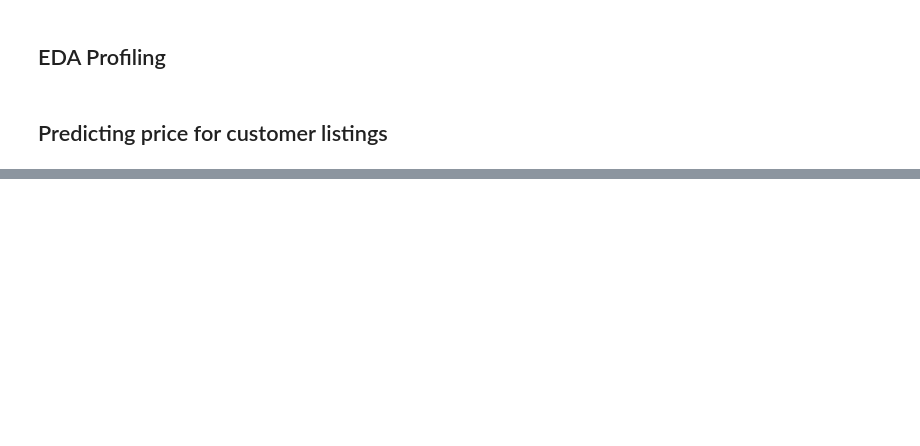
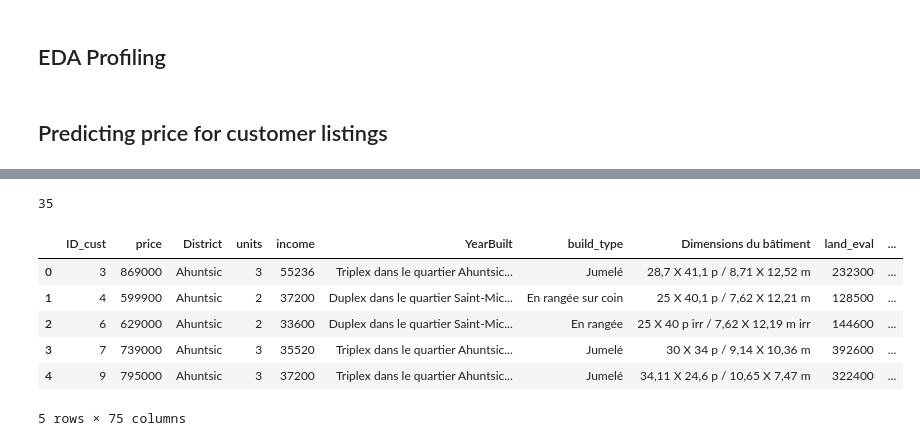
Before and after one commit to Christian-Leclerc/Capstone-Project-LHL, a Jupyter notebook: src/experiments.ipynb, the cells around one changed output, grey strips where cells are left out. Drawn from its saved outputs; the diff is of its cells as text; code cells hidden in the pictures; blank space fills up the shorter version.

Commit message:
Update: prediction saving

```diff
--- a/src/experiments.ipynb
+++ b/src/experiments.ipynb
@@ -72,4 +200,17 @@ print(list_engineered.shape[0])
+# %%
+list_engineered = feature_engineering(list_cleaned)
+print(list_engineered.shape[0])
+# %% [output]
+35
 # %%
-
 # Price prediction
-results = predict_price(list_engineered, model, scaler)
+results = predict_price(list_engineered)
+results.head()
+# %% [output]
+|  | ID_cust | price | District | units | income | YearBuilt | build_type | Dimensions du bâtiment | land_eval | ... |
+| 0 | 3 | 869000 | Ahuntsic | 3 | 55236 | Triplex dans le quartier Ahuntsic... | Jumelé | 28,7 X 41,1 p / 8,71 X 12,52 m | 232300 | ... |
+| 1 | 4 | 599900 | Ahuntsic | 2 | 37200 | Duplex dans le quartier Saint-Mic... | En rangée sur coin | 25 X 40,1 p / 7,62 X 12,21 m | 128500 | ... |
+| 2 | 6 | 629000 | Ahuntsic | 2 | 33600 | Duplex dans le quartier Saint-Mic... | En rangée | 25 X 40 p irr / 7,62 X 12,19 m irr | 144600 | ... |
+| 3 | 7 | 739000 | Ahuntsic | 3 | 35520 | Triplex dans le quartier Ahuntsic... | Jumelé | 30 X 34 p / 9,14 X 10,36 m | 392600 | ... |
+| 4 | 9 | 795000 | Ahuntsic | 3 | 37200 | Triplex dans le quartier Ahuntsic... | Jumelé | 34,11 X 24,6 p / 10,65 X 7,47 m | 322400 | ... |
+5 rows × 75 columns
```
Also changed, not shown: parts of 14 cells of this notebook.
